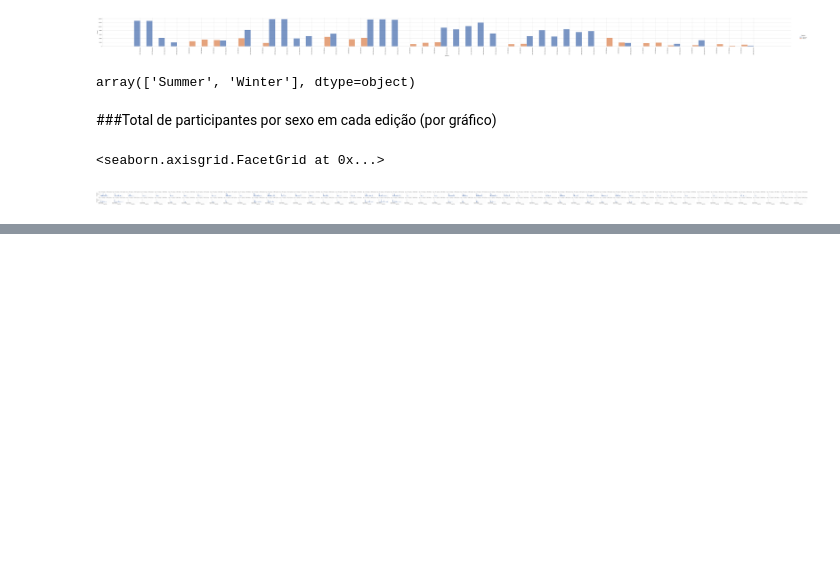
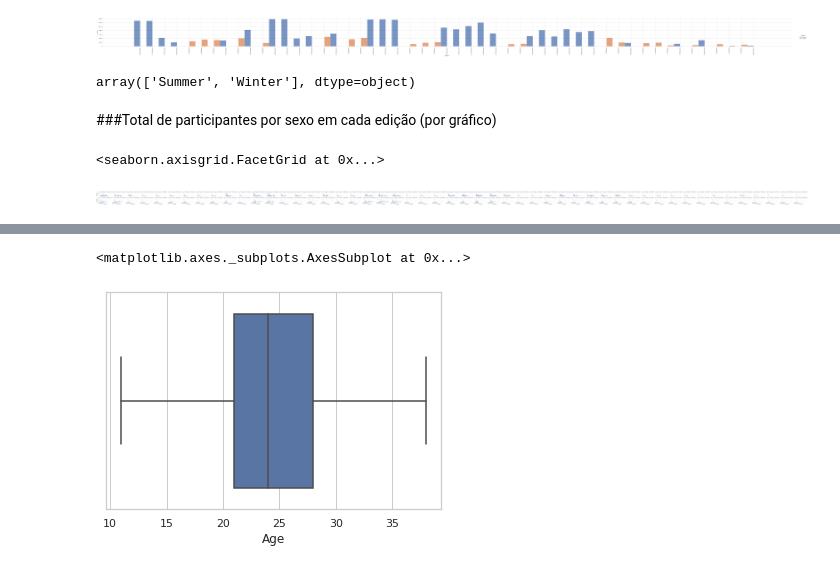
Before and after one commit to King-Bowie/projeto_olimpiadas, a Jupyter notebook: Olimpiadas.ipynb, the cells around one changed output, grey strips where cells are left out. Drawn from its saved outputs; the diff is of its cells as text; code cells hidden in the pictures; blank space fills up the shorter version.

```diff
--- a/Olimpiadas.ipynb
+++ b/Olimpiadas.ipynb
@@ -467,0 +519,9 @@ g.set_axis_labels('Esportes','Contagem')
+# %%
+idades = atletas.Age
+Q1 = idades.quantile(.25)
+Q3 = idades.quantile(.75)
+IIQ = Q3-Q1
+limite_inferior = Q1 - 1.5 * IIQ
+limite_superior = Q3 + 1.5 * IIQ
+selecao_outlier = (idades >= limite_inferior) & (idades <= limite_superior)
+idades_atletas =  atletas[selecao_outlier]
@@ -467,0 +533,5 @@ g.set_axis_labels('Esportes','Contagem')
+# %%
+sns.boxplot(idades_atletas["Age"])
+# %% [output]
+<matplotlib.axes._subplots.AxesSubplot at 0x...>
+[figure, added]
```
Also changed, not shown: parts of 17 cells of this notebook.
